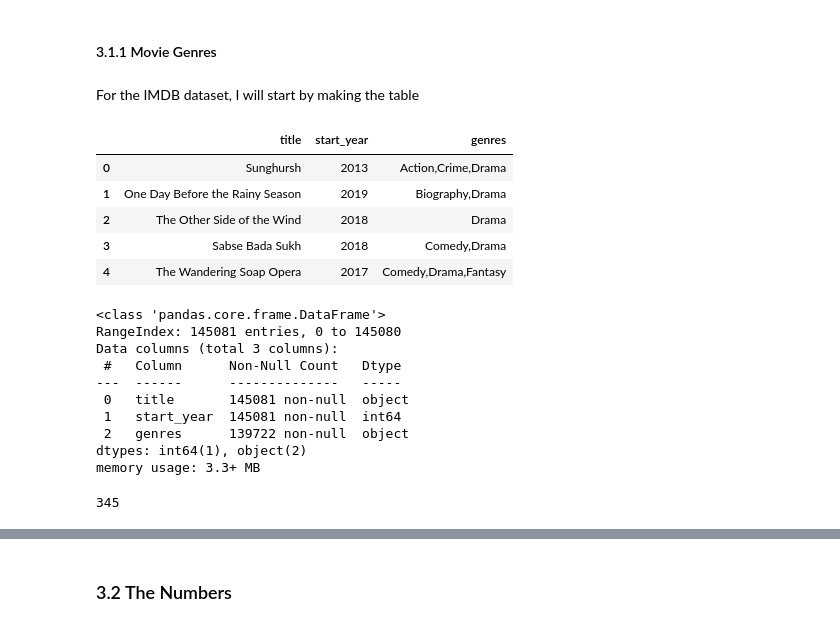
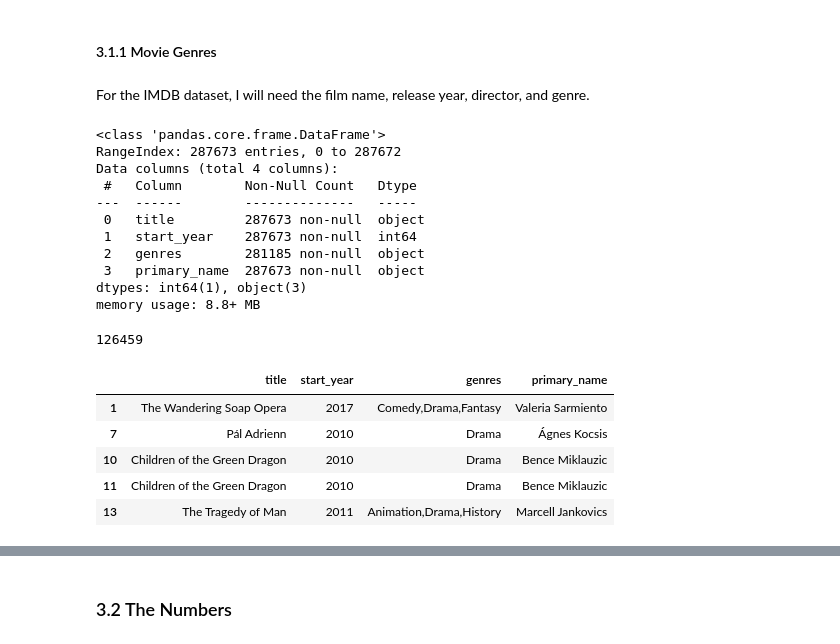
Before and after one commit to valentinav21/microsoft-movie-analysis, a Jupyter notebook: notebook.ipynb, the cells around one changed output, grey strips where cells are left out. Drawn from its saved outputs; the diff is of its cells as text; code cells hidden in the pictures.

Commit message:
revised objectives

```diff
--- a/notebook.ipynb
+++ b/notebook.ipynb
@@ -180,43 +180,51 @@ Now that we have a good understanding of our data, lets clean the datasets, add
 # %% [markdown]
 #### 3.1.1 Movie Genres
 # %% [markdown]
-For the IMDB dataset, I will start by making the table
+For the IMDB dataset, I will need the film name, release year, director, and genre.
 # %%
 #Query relevant tables and preview data
 
-movie_genres = pd.read_sql(
+movies_data = pd.read_sql(
 """
-SELECT primary_title AS title, start_year, genres
+SELECT primary_title AS title,
+       start_year,
+       genres,
+       primary_name
   FROM movie_basics
+      JOIN directors
+           USING(movie_id)
+      JOIN persons
+           USING(person_id)
   WHERE start_year BETWEEN 1969 AND 2019
 ;""", conn)
 
-movie_genres.head()
+movies_data.head()
-# %% [output]
-|  | title | start_year | genres |
-| 0 | Sunghursh | 2013 | Action,Crime,Drama |
-| 1 | One Day Before the Rainy Season | 2019 | Biography,Drama |
-| 2 | The Other Side of the Wind | 2018 | Drama |
-| 3 | Sabse Bada Sukh | 2018 | Comedy,Drama |
-| 4 | The Wandering Soap Opera | 2017 | Comedy,Drama,Fantasy |
 # %%
-movie_genres.info()
+movies_data.info()
 # %% [output]
 <class 'pandas.core.frame.DataFrame'>
-RangeIndex: 145081 entries, 0 to 145080
-Data columns (total 3 columns):
- #   Column      Non-Null Count   Dtype
----  ------      --------------   -----
- 0   title       145081 non-null  object
- 1   start_year  145081 non-null  int64
- 2   genres      139722 non-null  object
-dtypes: int64(1), object(2)
-memory usage: 3.3+ MB
+RangeIndex: 287673 entries, 0 to 287672
+Data columns (total 4 columns):
+ #   Column        Non-Null Count   Dtype
+---  ------        --------------   -----
+ 0   title         287673 non-null  object
+ 1   start_year    287673 non-null  int64
+ 2   genres        281185 non-null  object
+ 3   primary_name  287673 non-null  object
+dtypes: int64(1), object(3)
+memory usage: 8.8+ MB
 # %%
 #Check for duplicates
-duplicates = movie_genres[movie_genres.duplicated()]
+duplicates = movies_data[movies_data.duplicated()]
 print(len(duplicates))
+duplicates.head()
 # %% [output]
-345
+126459
+|  | title | start_year | genres | primary_name |
+| 1 | The Wandering Soap Opera | 2017 | Comedy,Drama,Fantasy | Valeria Sarmiento |
+| 7 | Pál Adrienn | 2010 | Drama | Ágnes Kocsis |
+| 10 | Children of the Green Dragon | 2010 | Drama | Bence Miklauzic |
+| 11 | Children of the Green Dragon | 2010 | Drama | Bence Miklauzic |
+| 13 | The Tragedy of Man | 2011 | Animation,Drama,History | Marcell Jankovics |
 # %%
 # Remove Duplicates
```
Also changed, not shown: parts of 25 cells of this notebook.
